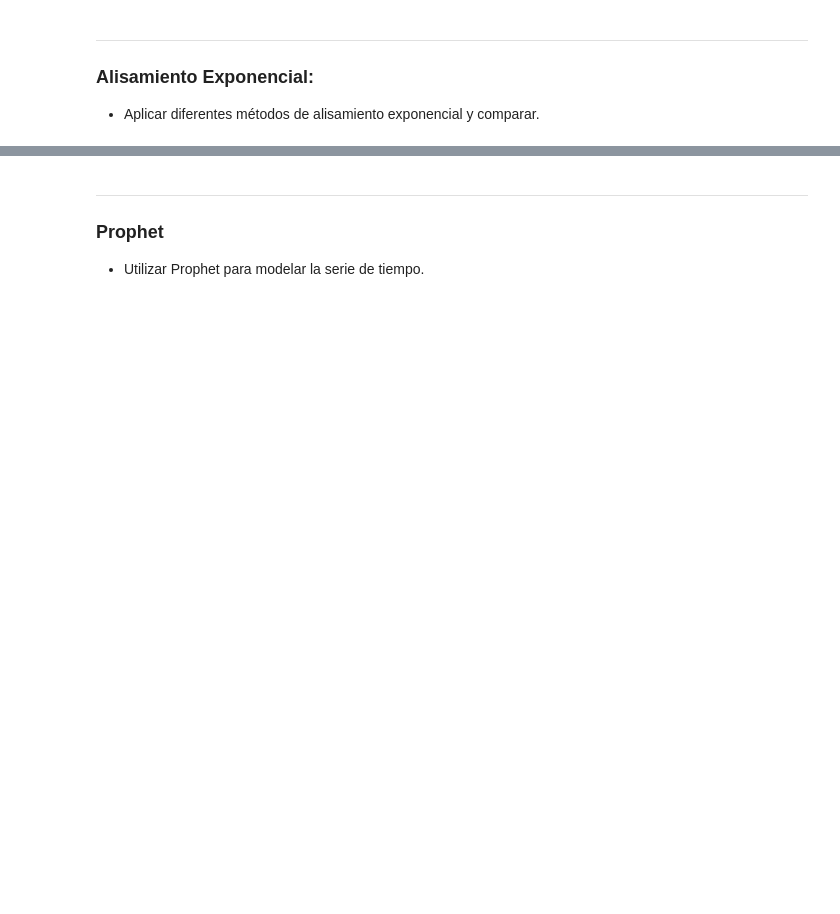
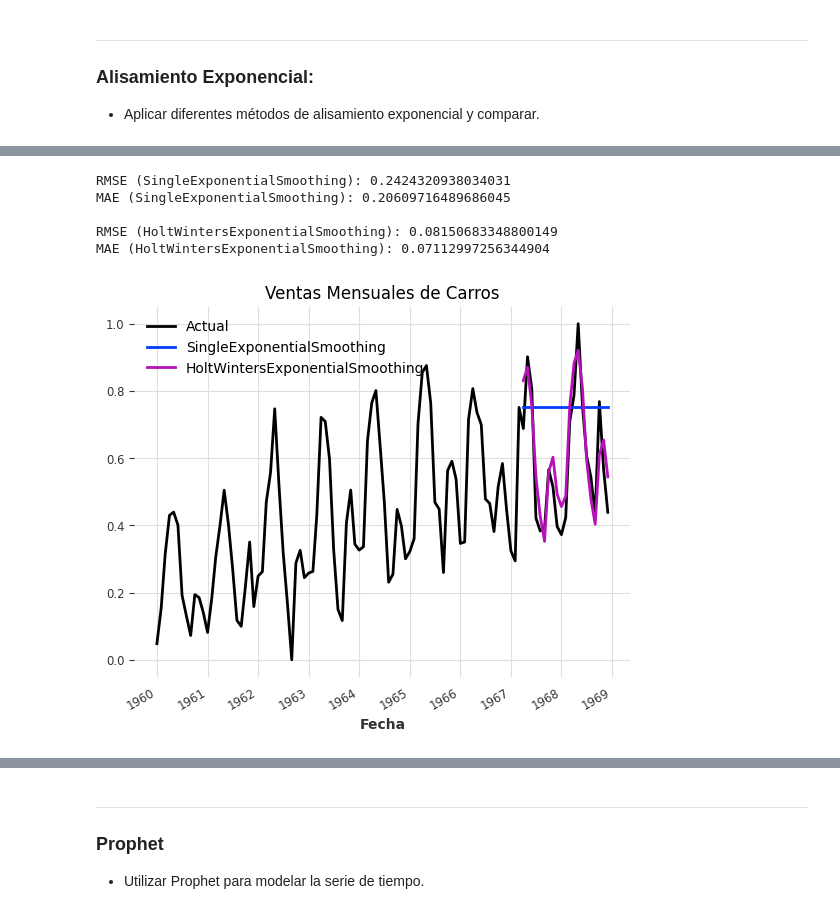
Before and after one commit to 20Candy/lab3_dataScience, a Jupyter notebook: ejercicio1_births.ipynb, the cells around one changed output, grey strips where cells are left out. Cells and saved outputs as stored; diff of their text form; code cells hidden in the pictures; blank space fills up the shorter version.

```diff
--- a/ejercicio1_births.ipynb
+++ b/ejercicio1_births.ipynb
@@ -527,0 +490,9 @@ MAE = 5.47
+# %%
+exponencial(ts_car, "Ventas Mensuales de Carros")
+# %% [output]
+RMSE (SingleExponentialSmoothing): 0.2424320938034031
+MAE (SingleExponentialSmoothing): 0.20609716489686045
+
+RMSE (HoltWintersExponentialSmoothing): 0.08150683348800149
+MAE (HoltWintersExponentialSmoothing): 0.07112997256344904
+[figure, added]
```
Also changed, not shown: parts of 29 cells of this notebook.
